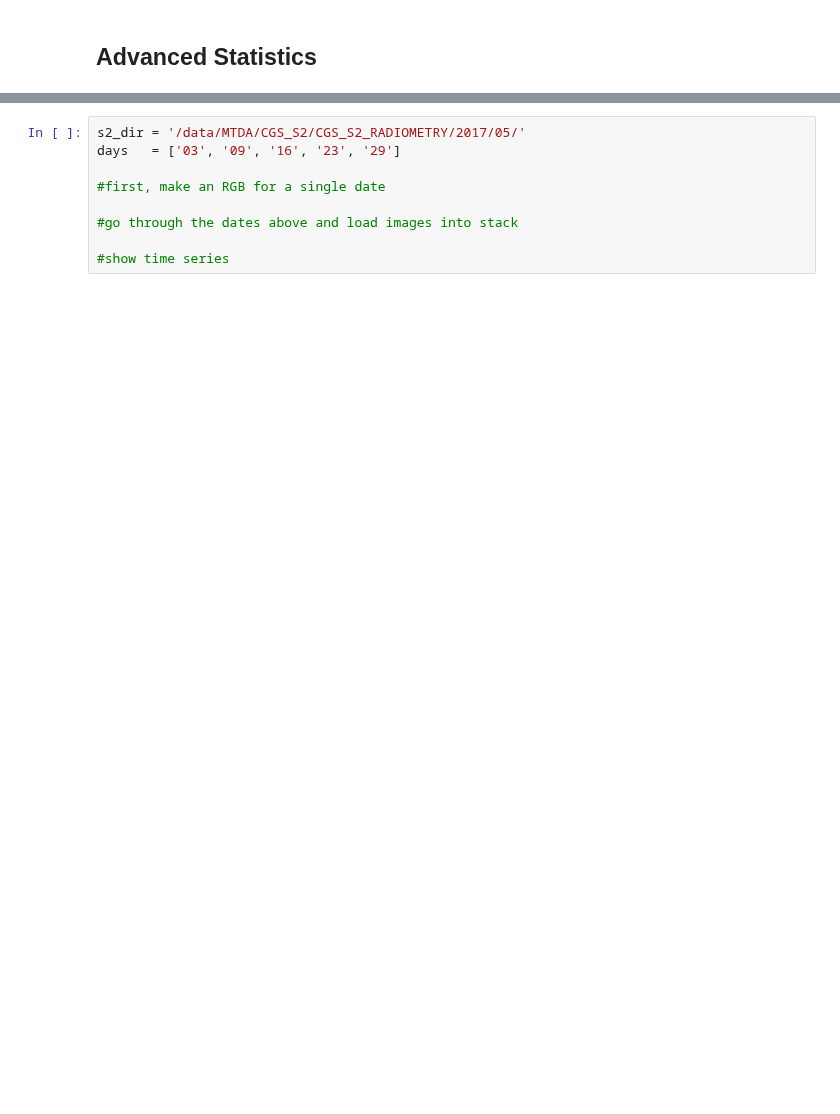
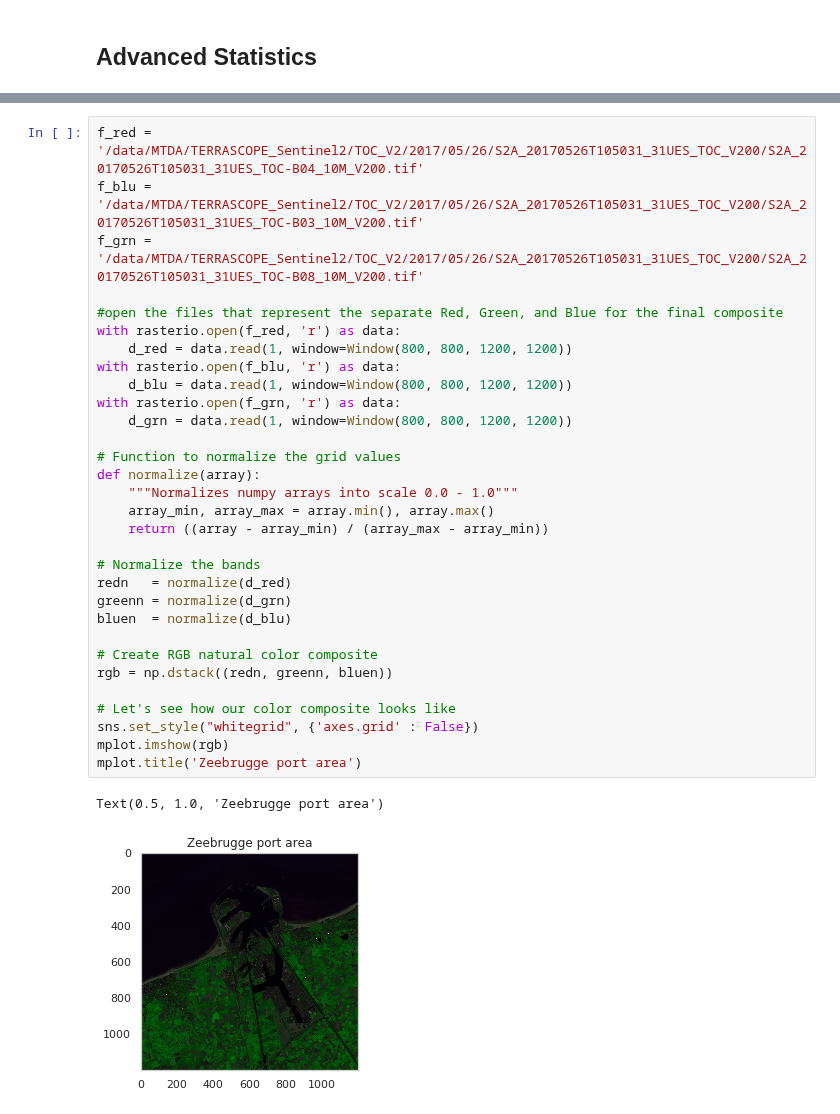
Before and after one commit to VITObelgium/notebook-samples, a Jupyter notebook: Terrascope/Advanced/Sentinel-2_advanced.ipynb, the cells around one changed output, grey strips where cells are left out. Saved outputs shown, nothing was run; the diff lists cells and outputs as text; blank space fills up the shorter version.

```diff
--- a/Terrascope/Advanced/Sentinel-2_advanced.ipynb
+++ b/Terrascope/Advanced/Sentinel-2_advanced.ipynb
@@ -74,9 +101,34 @@ Images are often stacked in order to 1) construct a RGB image or 2) construct lo
-# %%
-s2_dir = '/data/MTDA/CGS_S2/CGS_S2_RADIOMETRY/2017/05/'
-days   = ['03', '09', '16', '23', '29']
-
-#first, make an RGB for a single date
-
-#go through the dates above and load images into stack
-
-#show time series
+# %%
+f_red = '/data/MTDA/TERRASCOPE_Sentinel2/TOC_V2/2017/05/26/S2A_20170526T105031_31UES_TOC_V200/S2A_20170526T105031_31UES_TOC-B04_10M_V200.tif'
+f_blu = '/data/MTDA/TERRASCOPE_Sentinel2/TOC_V2/2017/05/26/S2A_20170526T105031_31UES_TOC_V200/S2A_20170526T105031_31UES_TOC-B03_10M_V200.tif'
+f_grn = '/data/MTDA/TERRASCOPE_Sentinel2/TOC_V2/2017/05/26/S2A_20170526T105031_31UES_TOC_V200/S2A_20170526T105031_31UES_TOC-B08_10M_V200.tif'
+
+#open the files that represent the separate Red, Green, and Blue for the final composite
+with rasterio.open(f_red, 'r') as data:
+    d_red = data.read(1, window=Window(800, 800, 1200, 1200))
+with rasterio.open(f_blu, 'r') as data:
+    d_blu = data.read(1, window=Window(800, 800, 1200, 1200))
+with rasterio.open(f_grn, 'r') as data:
+    d_grn = data.read(1, window=Window(800, 800, 1200, 1200))
+
+# Function to normalize the grid values
+def normalize(array):
+    """Normalizes numpy arrays into scale 0.0 - 1.0"""
+    array_min, array_max = array.min(), array.max()
+    return ((array - array_min) / (array_max - array_min))
+
+# Normalize the bands
+redn   = normalize(d_red)
+greenn = normalize(d_grn)
+bluen  = normalize(d_blu)
+
+# Create RGB natural color composite
+rgb = np.dstack((redn, greenn, bluen))
+
+# Let's see how our color composite looks like
+sns.set_style("whitegrid", {'axes.grid' : False})
+mplot.imshow(rgb)
+mplot.title('Zeebrugge port area')
+# %% [output]
+Text(0.5, 1.0, 'Zeebrugge port area')
+[figure, added]
```
Also changed, not shown: parts of 13 cells of this notebook.
